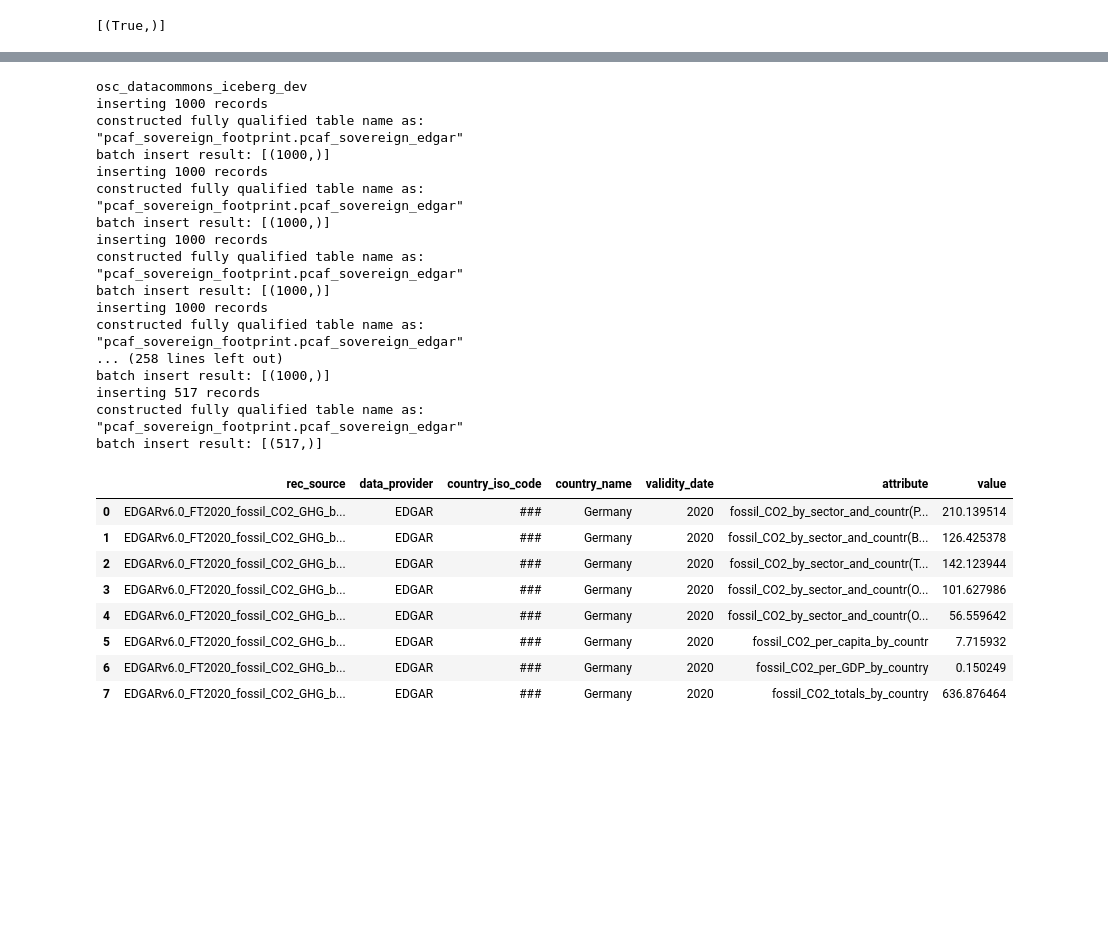
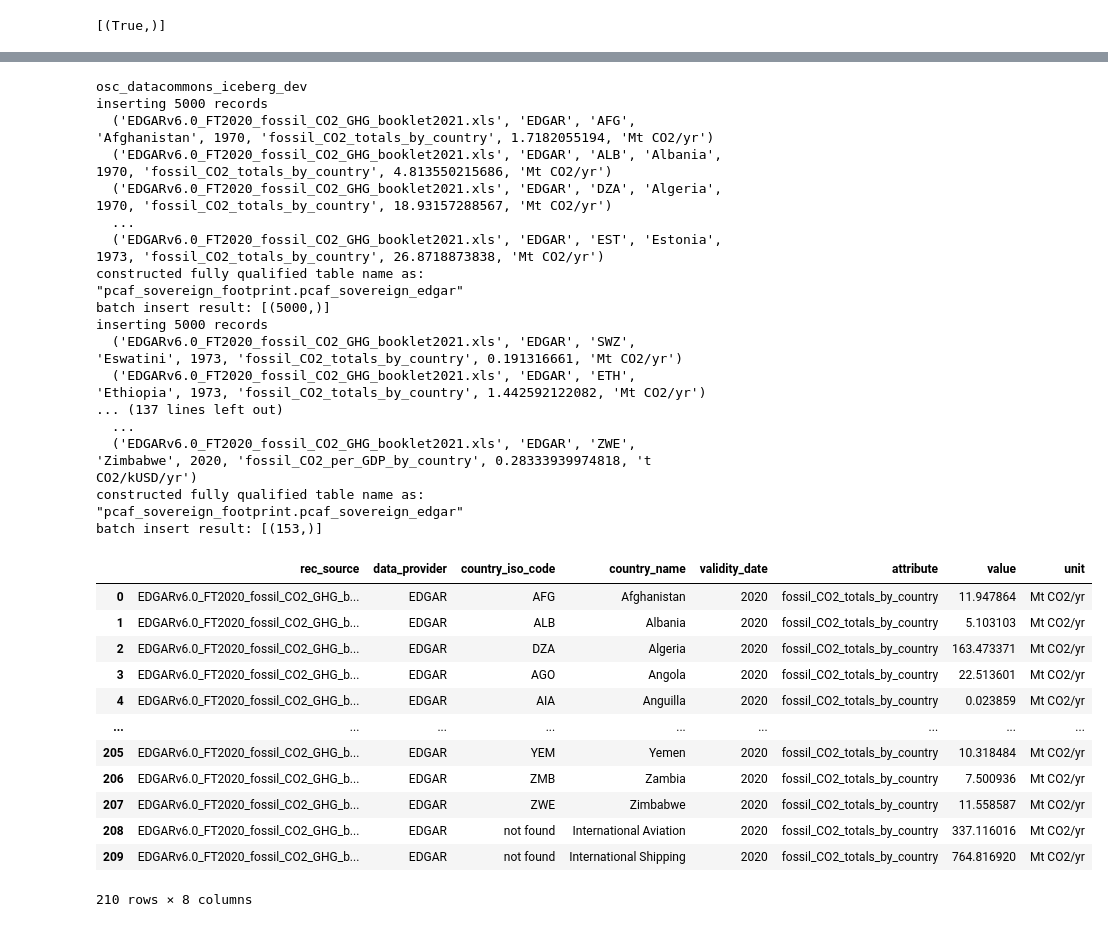
Before and after one commit to os-climate/PCAF-sovereign-footprint, a Jupyter notebook: notebooks/EDGAR-fossil-CO2-GHG-ingest.ipynb, the cells around one changed output, grey strips where cells are left out. Saved outputs shown, nothing was run; the diff lists cells and outputs as text; code cells hidden in the pictures; blank space fills up the shorter version.

Commit message:
changes related with iso_country and unit

```diff
--- a/notebooks/EDGAR-fossil-CO2-GHG-ingest.ipynb
+++ b/notebooks/EDGAR-fossil-CO2-GHG-ingest.ipynb
@@ -218,36 +262,41 @@ df.to_sql(ingest_table,
            schema=ingest_schema,
            if_exists='append',
            index=False,
-           method=osc.TrinoBatchInsert(batch_size = 1000, verbose = True))
+           method=osc.TrinoBatchInsert(batch_size = 5000, verbose = True))
 # %% [output]
 osc_datacommons_iceberg_dev
-inserting 1000 records
+inserting 5000 records
+  ('EDGARv6.0_FT2020_fossil_CO2_GHG_booklet2021.xls', 'EDGAR', 'AFG', 'Afghanistan', 1970, 'fossil_CO2_totals_by_country', 1.7182055194, 'Mt CO2/yr')
+  ('EDGARv6.0_FT2020_fossil_CO2_GHG_booklet2021.xls', 'EDGAR', 'ALB', 'Albania', 1970, 'fossil_CO2_totals_by_country', 4.813550215686, 'Mt CO2/yr')
+  ('EDGARv6.0_FT2020_fossil_CO2_GHG_booklet2021.xls', 'EDGAR', 'DZA', 'Algeria', 1970, 'fossil_CO2_totals_by_country', 18.93157288567, 'Mt CO2/yr')
+  ...
+  ('EDGARv6.0_FT2020_fossil_CO2_GHG_booklet2021.xls', 'EDGAR', 'EST', 'Estonia', 1973, 'fossil_CO2_totals_by_country', 26.8718873838, 'Mt CO2/yr')
 constructed fully qualified table name as: "pcaf_sovereign_footprint.pcaf_sovereign_edgar"
-batch insert result: [(1000,)]
-inserting 1000 records
+batch insert result: [(5000,)]
+inserting 5000 records
+  ('EDGARv6.0_FT2020_fossil_CO2_GHG_booklet2021.xls', 'EDGAR', 'SWZ', 'Eswatini', 1973, 'fossil_CO2_totals_by_country', 0.191316661, 'Mt CO2/yr')
+  ('EDGARv6.0_FT2020_fossil_CO2_GHG_booklet2021.xls', 'EDGAR', 'ETH', 'Ethiopia', 1973, 'fossil_CO2_totals_by_country', 1.442592122082, 'Mt CO2/yr')
+... (137 lines left out)
+  ...
+  ('EDGARv6.0_FT2020_fossil_CO2_GHG_booklet2021.xls', 'EDGAR', 'ZWE', 'Zimbabwe', 2020, 'fossil_CO2_per_GDP_by_country', 0.28333939974818, 't CO2/kUSD/yr')
 constructed fully qualified table name as: "pcaf_sovereign_footprint.pcaf_sovereign_edgar"
-batch insert result: [(1000,)]
-inserting 1000 records
-constructed fully qualified table name as: "pcaf_sovereign_footprint.pcaf_sovereign_edgar"
-batch insert result: [(1000,)]
-inserting 1000 records
-constructed fully qualified table name as: "pcaf_sovereign_footprint.pcaf_sovereign_edgar"
-... (258 lines left out)
-batch insert result: [(1000,)]
-inserting 517 records
-constructed fully qualified table name as: "pcaf_sovereign_footprint.pcaf_sovereign_edgar"
-batch insert result: [(517,)]
+batch insert result: [(153,)]
 # %%
 sql=f"""
-select * from {ingest_catalog}.{ingest_schema}.{ingest_table}" + "where country_name='Germany' and validity_date='2020'"""
+select * from {ingest_catalog}.{ingest_schema}.{ingest_table}" + "where validity_date=2020 and attribute='fossil_CO2_totals_by_country'"""
 pd.read_sql(sql, engine)
+#attribute='fossil_CO2_totals_by_country'
 # %% [output]
-|  | rec_source | data_provider | country_iso_code | country_name | validity_date | attribute | value |
-| 0 | EDGARv6.0_FT2020_fossil_CO2_GHG_b... | EDGAR | ### | Germany | 2020 | fossil_CO2_by_sector_and_countr(P... | 210.139514 |
-| 1 | EDGARv6.0_FT2020_fossil_CO2_GHG_b... | EDGAR | ### | Germany | 2020 | fossil_CO2_by_sector_and_countr(B... | 126.425378 |
-| 2 | EDGARv6.0_FT2020_fossil_CO2_GHG_b... | EDGAR | ### | Germany | 2020 | fossil_CO2_by_sector_and_countr(T... | 142.123944 |
-| 3 | EDGARv6.0_FT2020_fossil_CO2_GHG_b... | EDGAR | ### | Germany | 2020 | fossil_CO2_by_sector_and_countr(O... | 101.627986 |
-| 4 | EDGARv6.0_FT2020_fossil_CO2_GHG_b... | EDGAR | ### | Germany | 2020 | fossil_CO2_by_sector_and_countr(O... | 56.559642 |
-| 5 | EDGARv6.0_FT2020_fossil_CO2_GHG_b... | EDGAR | ### | Germany | 2020 | fossil_CO2_per_capita_by_countr | 7.715932 |
-| 6 | EDGARv6.0_FT2020_fossil_CO2_GHG_b... | EDGAR | ### | Germany | 2020 | fossil_CO2_per_GDP_by_country | 0.150249 |
-| 7 | EDGARv6.0_FT2020_fossil_CO2_GHG_b... | EDGAR | ### | Germany | 2020 | fossil_CO2_totals_by_country | 636.876464 |
+|  | rec_source | data_provider | country_iso_code | country_name | validity_date | attribute | value | unit |
+| 0 | EDGARv6.0_FT2020_fossil_CO2_GHG_b... | EDGAR | AFG | Afghanistan | 2020 | fossil_CO2_totals_by_country | 11.947864 | Mt CO2/yr |
+| 1 | EDGARv6.0_FT2020_fossil_CO2_GHG_b... | EDGAR | ALB | Albania | 2020 | fossil_CO2_totals_by_country | 5.103103 | Mt CO2/yr |
+| 2 | EDGARv6.0_FT2020_fossil_CO2_GHG_b... | EDGAR | DZA | Algeria | 2020 | fossil_CO2_totals_by_country | 163.473371 | Mt CO2/yr |
+| 3 | EDGARv6.0_FT2020_fossil_CO2_GHG_b... | EDGAR | AGO | Angola | 2020 | fossil_CO2_totals_by_country | 22.513601 | Mt CO2/yr |
+| 4 | EDGARv6.0_FT2020_fossil_CO2_GHG_b... | EDGAR | AIA | Anguilla | 2020 | fossil_CO2_totals_by_country | 0.023859 | Mt CO2/yr |
+| ... | ... | ... | ... | ... | ... | ... | ... | ... |
+| 205 | EDGARv6.0_FT2020_fossil_CO2_GHG_b... | EDGAR | YEM | Yemen | 2020 | fossil_CO2_totals_by_country | 10.318484 | Mt CO2/yr |
+| 206 | EDGARv6.0_FT2020_fossil_CO2_GHG_b... | EDGAR | ZMB | Zambia | 2020 | fossil_CO2_totals_by_country | 7.500936 | Mt CO2/yr |
+| 207 | EDGARv6.0_FT2020_fossil_CO2_GHG_b... | EDGAR | ZWE | Zimbabwe | 2020 | fossil_CO2_totals_by_country | 11.558587 | Mt CO2/yr |
+| 208 | EDGARv6.0_FT2020_fossil_CO2_GHG_b... | EDGAR | not found | International Aviation | 2020 | fossil_CO2_totals_by_country | 337.116016 | Mt CO2/yr |
+| 209 | EDGARv6.0_FT2020_fossil_CO2_GHG_b... | EDGAR | not found | International Shipping | 2020 | fossil_CO2_totals_by_country | 764.816920 | Mt CO2/yr |
+210 rows × 8 columns
```
Also changed, not shown: parts of 14 cells of this notebook, 10 other files.
